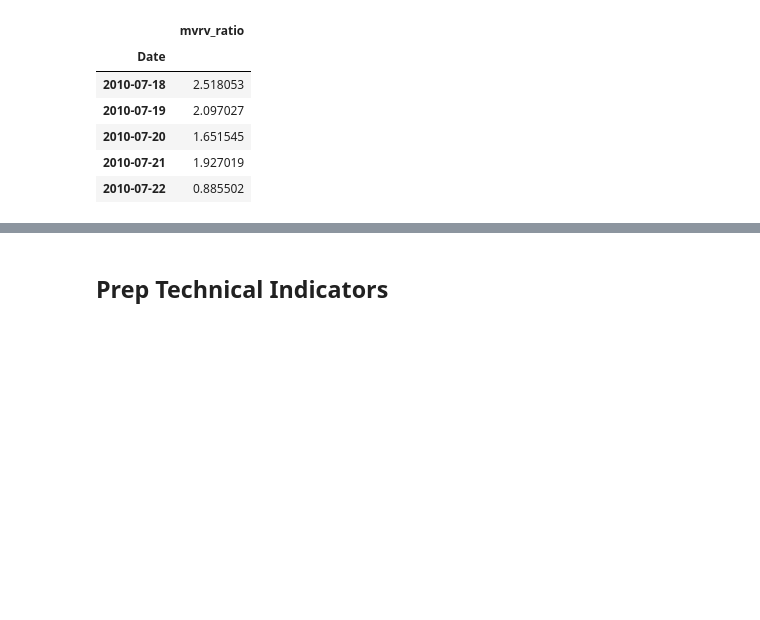
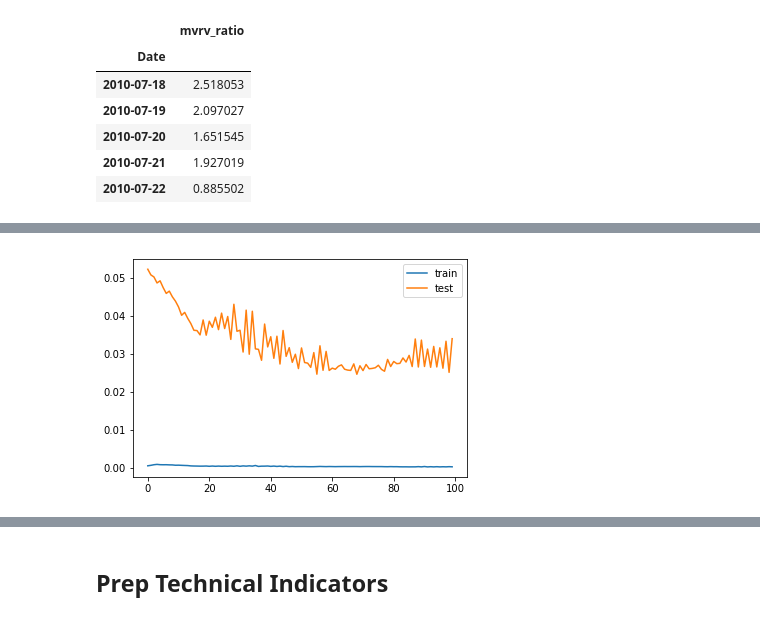
Before and after one commit to bcizek91/crypto_bot_project_2, a Jupyter notebook: Data_Prep_Master.ipynb, the cells around one changed output, grey strips where cells are left out. Drawn from its saved outputs; the diff is of its cells as text; code cells hidden in the pictures; blank space fills up the shorter version.

Commit message:
Pushed Data prep notebook with lstm implemented.

```diff
--- a/Data_Prep_Master.ipynb
+++ b/Data_Prep_Master.ipynb
@@ -180,0 +247,5 @@ btc_master_df.head()
+# %%
+n_obs = n_steps * n_features
+train_X, train_y = train[:, :n_obs], train[:, -n_features]
+test_X, test_y = test[:, :n_obs], test[:, -n_features]
+print(train_X.shape, len(train_X), train_y.shape)
@@ -180,0 +254,4 @@ btc_master_df.head()
+# %%
+train_X = train_X.reshape((train_X.shape[0], n_steps, n_features))
+test_X = test_X.reshape((test_X.shape[0], n_steps, n_features))
+print(train_X.shape, train_y.shape, test_X.shape, test_y.shape)
@@ -180,0 +260,15 @@ btc_master_df.head()
+# %%
+from tensorflow.keras.layers import Flatten
+model = Sequential()
+model.add(LSTM(50, input_shape=(train_X.shape[1], train_X.shape[2]),return_sequences=True))
+model.add(Dropout(.2))
+model.add(LSTM(units=50, return_sequences=True))
+model.add(Dropout(.2))
+#model.add(LSTM(units=50, return_sequences=True))
+#model.add(Dropout(.2))
+model.add(Flatten())
+model.add(Dense(1))
+#model.compile(loss='mae', optimizer='adam')
+model.compile(optimizer="adam", loss="mean_squared_error")
+# %%
+history = model.fit(train_X, train_y, epochs=100, batch_size=100, validation_data=(test_X, test_y), verbose=1, shuffle=False)
@@ -180,0 +293,8 @@ btc_master_df.head()
+# %%
+from matplotlib import pyplot
+pyplot.plot(history.history['loss'], label='train')
+pyplot.plot(history.history['val_loss'], label='test')
+pyplot.legend()
+pyplot.show()
+# %% [output]
+[figure, added]
```
Also changed, not shown: parts of 20 cells of this notebook.
